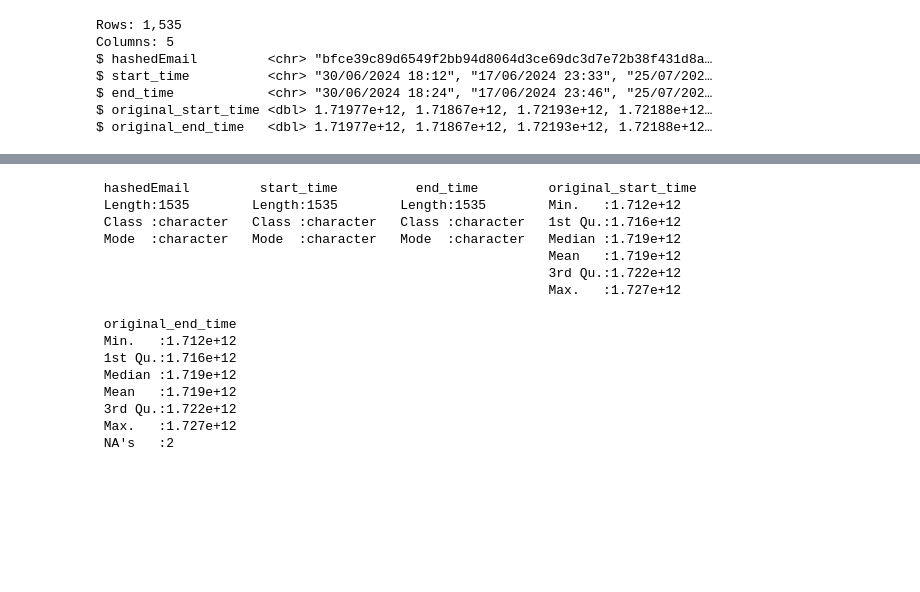
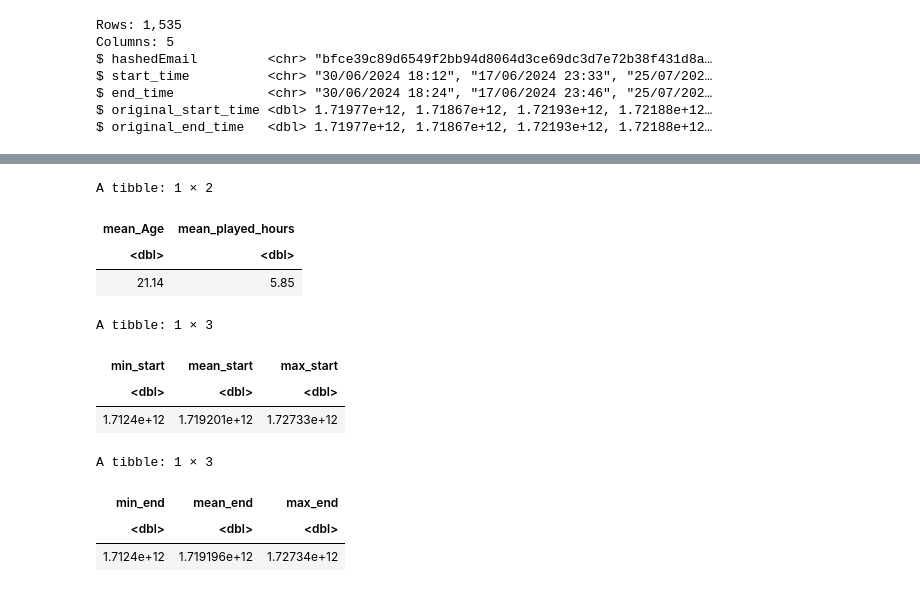
Before and after one commit to kyincrl/dsci100_individual_project, a Jupyter notebook: individualreport.ipynb, the cells around one changed output, grey strips where cells are left out. Saved outputs shown, nothing was run; the diff lists cells and outputs as text; code cells hidden in the pictures; blank space fills up the shorter version.

```diff
--- a/individualreport.ipynb
+++ b/individualreport.ipynb
@@ -132,19 +139,31 @@ Caused by error:
+# %%
+players_mean <- players |>
+summarise(mean_Age = round(mean(Age, na.rm = TRUE), 2),
+          mean_played_hours = round(mean(played_hours, na.rm = TRUE), 2))
+players_mean
+# %% [output]
+A tibble: 1 × 2
+| mean_Age | mean_played_hours |
+| <dbl> | <dbl> |
+| 21.14 | 5.85 |
 # %%
-summary(sessions)
+original_start_time_summary <- sessions |>
+summarise(min_start = round(min(original_start_time, na.rm = TRUE), 2),
+          mean_start = round(mean(original_start_time, na.rm = TRUE), 2),
+          max_start = round(max(original_start_time, na.rm = TRUE), 2))
+
+original_start_time_summary
+original_end_time_summary <- sessions |>
+summarise(min_end = round(min(original_end_time, na.rm = TRUE), 2),
+          mean_end = round(mean(original_end_time, na.rm = TRUE), 2),
+          max_end = round(max(original_end_time, na.rm = TRUE), 2))
+original_end_time_summary
 # %% [output]
- hashedEmail         start_time          end_time         original_start_time
- Length:1535        Length:1535        Length:1535        Min.   :1.712e+12
- Class :character   Class :character   Class :character   1st Qu.:1.716e+12
- Mode  :character   Mode  :character   Mode  :character   Median :1.719e+12
-                                                          Mean   :1.719e+12
-                                                          3rd Qu.:1.722e+12
-                                                          Max.   :1.727e+12
-
- original_end_time
- Min.   :1.712e+12
- 1st Qu.:1.716e+12
- Median :1.719e+12
- Mean   :1.719e+12
- 3rd Qu.:1.722e+12
- Max.   :1.727e+12
- NA's   :2
+A tibble: 1 × 3
+| min_start | mean_start | max_start |
+| <dbl> | <dbl> | <dbl> |
+| 1.7124e+12 | 1.719201e+12 | 1.72733e+12 |
+A tibble: 1 × 3
+| min_end | mean_end | max_end |
+| <dbl> | <dbl> | <dbl> |
+| 1.7124e+12 | 1.719196e+12 | 1.72734e+12 |
```
Also changed, not shown: parts of 9 cells of this notebook.
